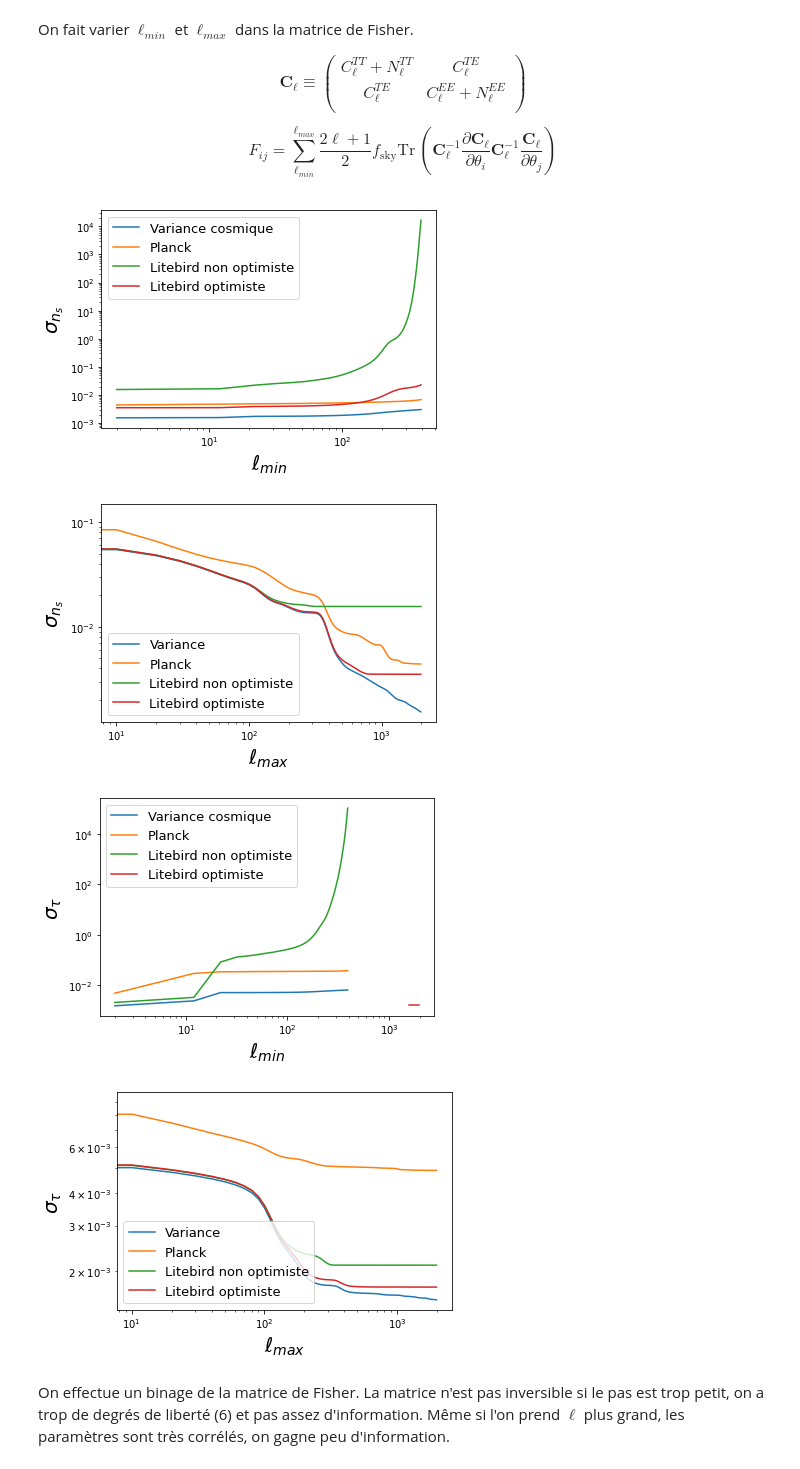
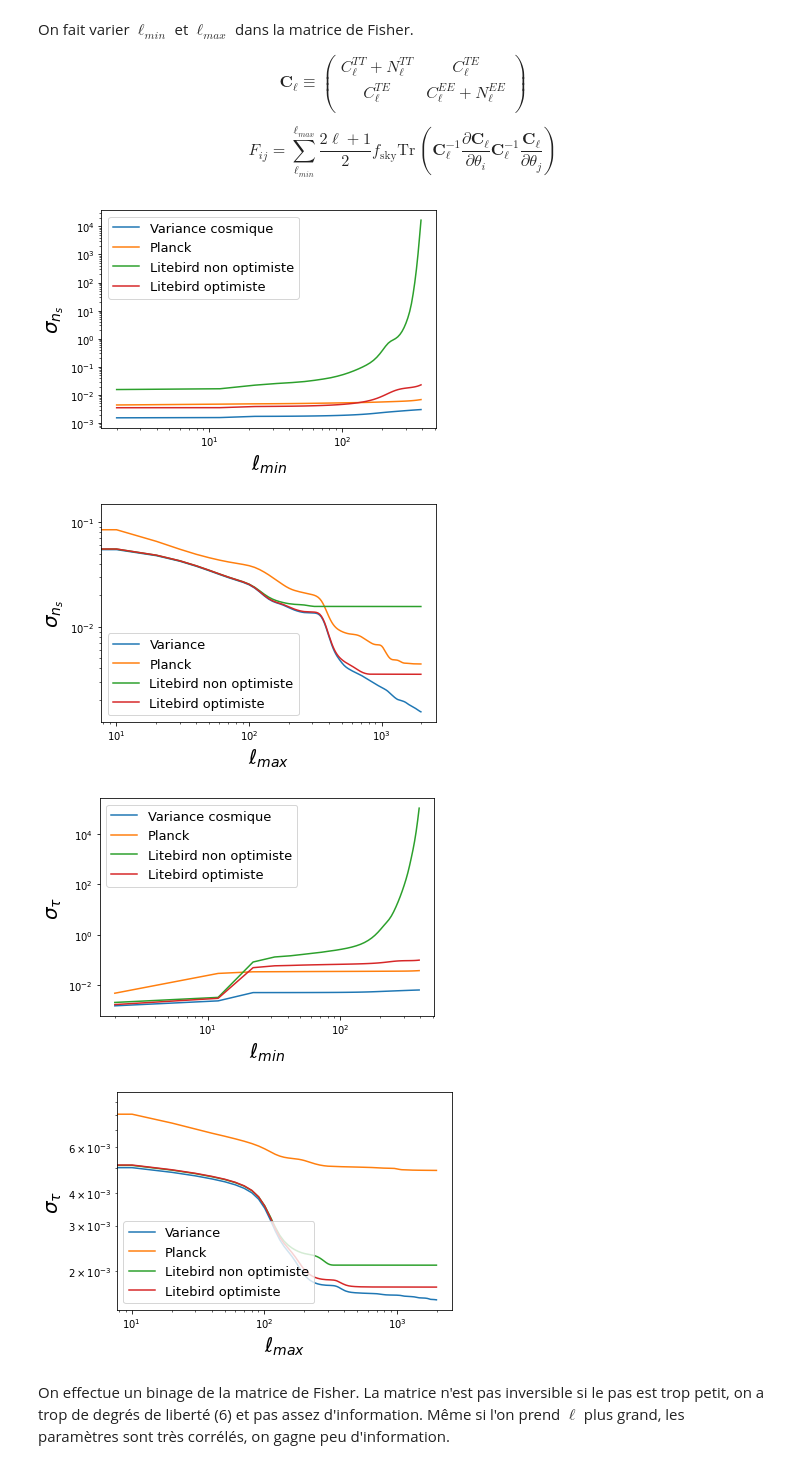
Before and after one commit to EmilePangburn/Fisher_CMB, a Jupyter notebook: Fisher_CMB.ipynb, the cells around one changed output. Drawn from its saved outputs; the diff is of its cells as text; code cells hidden in the pictures.

```diff
--- a/Fisher_CMB.ipynb
+++ b/Fisher_CMB.ipynb
@@ -665,35 +665,35 @@ l = np.arange(2,2002,10)
 
 plt.plot(l[:40],lmin_Variance_tau[:40],label='Variance cosmique')
 plt.plot(l[:40],lmin_Planck_tau[:40],label='Planck')
 plt.plot(l[:40],lmin_Litebird_tau[:40],label='Litebird non optimiste')
-plt.plot(lm[:40],lmax_Litebird_o_tau[:40],label='Litebird optimiste')
+plt.plot(l[:40],lmin_Litebird_o_tau[:40],label='Litebird optimiste')
 plt.yscale('log')
 plt.xscale('log')
 plt.xlabel('$\ell_{min}$',fontsize=20)
 plt.ylabel(r'$\sigma_{\tau}$',fontsize=20)
 plt.legend(fontsize=13)
 plt.savefig('lmin_tau.png')
 plt.show()
 
 
 lm = np.linspace(1980,0,198)
 plt.plot(lm[:],lmax_Variance_tau[:],label='Variance')
 plt.plot(lm[:],lmax_Planck_tau[:],label='Planck')
 plt.plot(lm[:],lmax_Litebird_tau[:],label='Litebird non optimiste')
 plt.plot(lm[:],lmax_Litebird_o_tau[:],label='Litebird optimiste')
 
 
 plt.yscale('log')
 plt.xscale('log')
 plt.xlabel('$\ell_{max}$',fontsize=20)
 plt.ylabel(r'$\sigma_{\tau}$',fontsize=20)
 plt.legend(fontsize=13)
 plt.savefig('lmax_tau.png')
 plt.show()
 # %% [output]
 [figure]
 [figure]
-[figure, old version]
+[figure, new version]
 [figure]
 # %% [markdown]
 On effectue un binage de la matrice de Fisher. La matrice n'est pas inversible si le pas est trop petit, on a trop de degrés de liberté (6) et pas assez d'information. Même si l'on prend $\ell$ plus grand, les paramètres sont très corrélés, on gagne peu d'information.
```
